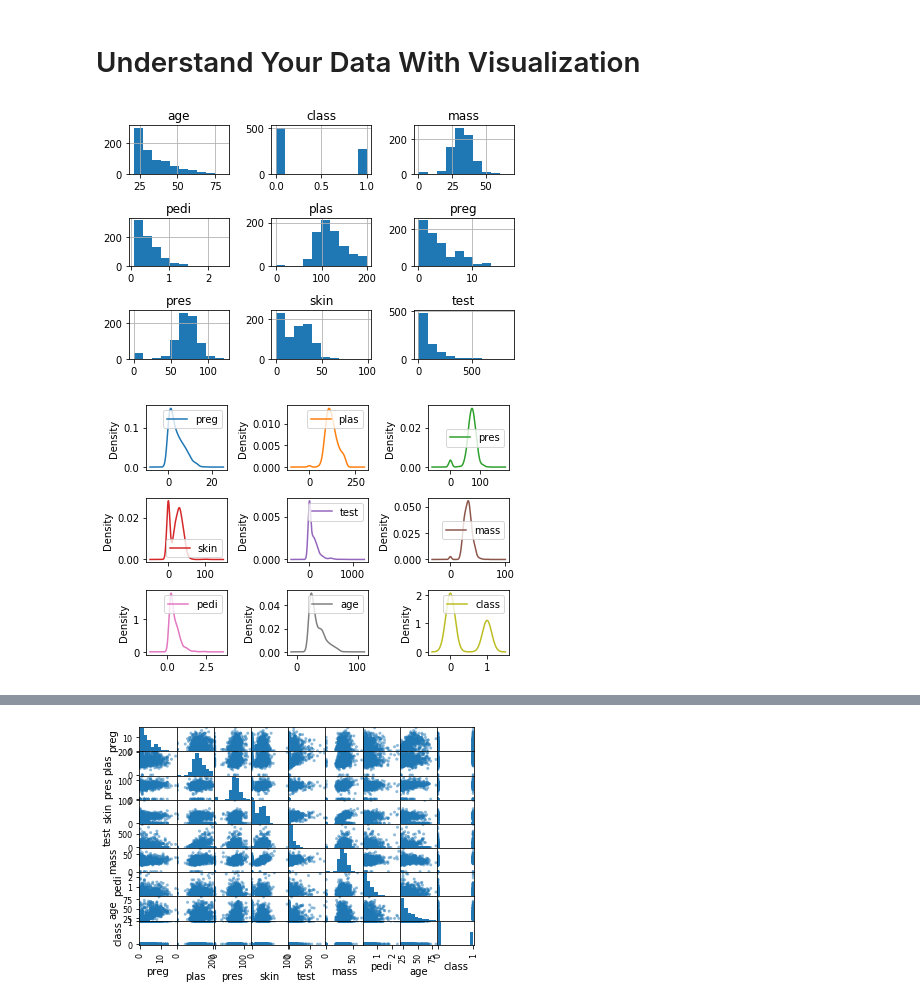
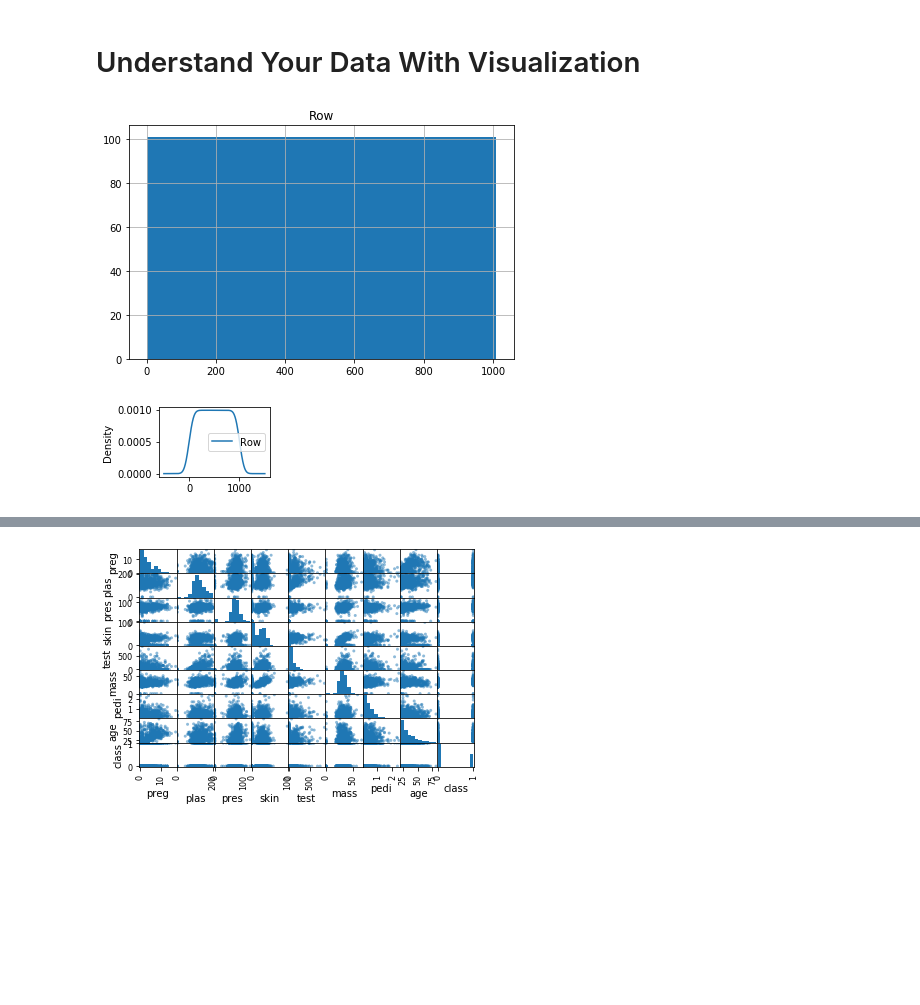
Before and after one commit to razonjj/icpep_workshop, a Jupyter notebook: PDS_Data_Understanding.ipynb, the cells around one changed output, grey strips where cells are left out. Cells and saved outputs as stored; diff of their text form; code cells hidden in the pictures; blank space fills up the shorter version.

Commit message:
changes in admissions

```diff
--- a/PDS_Data_Understanding.ipynb
+++ b/PDS_Data_Understanding.ipynb
@@ -363,26 +357,26 @@ print(skew)
 # Univariate Histograms
 from matplotlib import pyplot
 from pandas import read_csv
-filename = 'pima-indians-diabetes.data.csv'
-names = ['preg', 'plas', 'pres', 'skin', 'test', 'mass', 'pedi', 'age', 'class']
+filename = 'Student_Admissions.csv'
+names = ['Row','Batch', 'Eng7', 'Eng8', 'Eng9', 'Math7', 'Math8', 'Math9', 'Sci7', 'Sci8', 'Sci9', 'GWA7', 'GWA8', 'GWA9', 'UP', 'IQ', 'Target']
 data = read_csv(filename, names=names)
 data.hist()
 pyplot.tight_layout()
 pyplot.show()
 # %% [output]
-[figure, old version]
+[figure, new version]
 # %%
 # Univariate Density Plots
 from matplotlib import pyplot
 from pandas import read_csv
-filename = 'pima-indians-diabetes.data.csv'
-names = ['preg', 'plas', 'pres', 'skin', 'test', 'mass', 'pedi', 'age', 'class']
+filename = 'Student_Admissions.csv'
+names = ['Row','Batch', 'Eng7', 'Eng8', 'Eng9', 'Math7', 'Math8', 'Math9', 'Sci7', 'Sci8', 'Sci9', 'GWA7', 'GWA8', 'GWA9', 'UP', 'IQ', 'Target']
 data = read_csv(filename, names=names)
 data.plot(kind='density' , subplots=True, layout=(3,3), sharex=False)
 pyplot.tight_layout()
 pyplot.show()
 # %% [output]
-[figure, old version]
+[figure, new version]
 # %%
 # Box and Whisker Plots
 from matplotlib import pyplot
```
Also changed, not shown: parts of 13 cells of this notebook, 1 other file.
